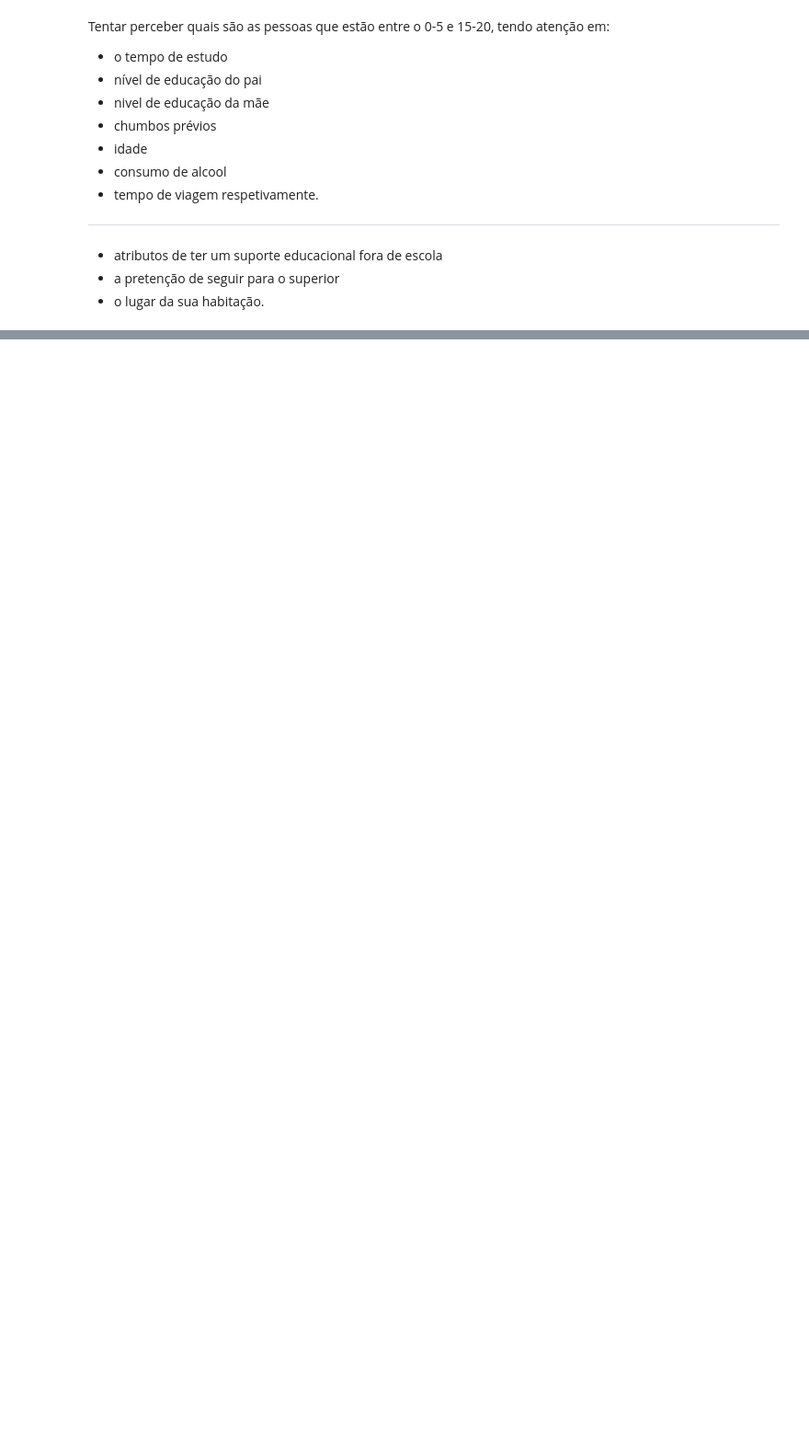
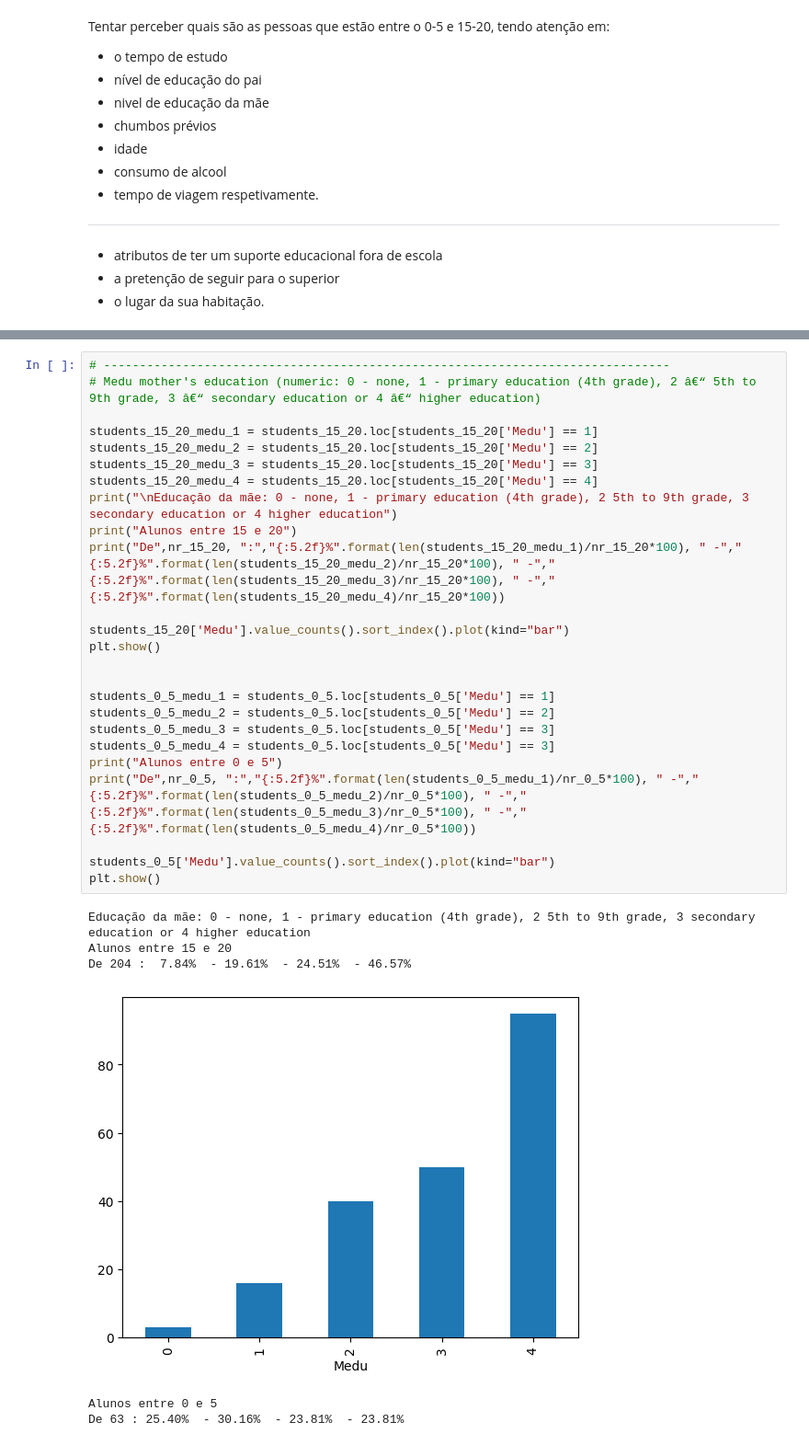
Before and after one commit to leosousa200/SGDAnalysis, a Jupyter notebook: analysis.ipynb, the cells around one changed output, grey strips where cells are left out. Shown at 92% size. Cells and saved outputs as stored; diff of their text form; blank space fills up the shorter version.

```diff
--- a/analysis.ipynb
+++ b/analysis.ipynb
@@ -304,0 +302,32 @@ De 63 : 25.40%  - 30.16%  - 23.81%  - 23.81%
+# %%
+# -------------------------------------------------------------------------------
+# Medu mother's education (numeric: 0 - none, 1 - primary education (4th grade), 2 â€“ 5th to 9th grade, 3 â€“ secondary education or 4 â€“ higher education)
+
+students_15_20_medu_1 = students_15_20.loc[students_15_20['Medu'] == 1]
+students_15_20_medu_2 = students_15_20.loc[students_15_20['Medu'] == 2]
+students_15_20_medu_3 = students_15_20.loc[students_15_20['Medu'] == 3]
+students_15_20_medu_4 = students_15_20.loc[students_15_20['Medu'] == 4]
+print("\nEducação da mãe: 0 - none, 1 - primary education (4th grade), 2 5th to 9th grade, 3 secondary education or 4 higher education")
+print("Alunos entre 15 e 20")
+print("De",nr_15_20, ":","{:5.2f}%".format(len(students_15_20_medu_1)/nr_15_20*100), " -","{:5.2f}%".format(len(students_15_20_medu_2)/nr_15_20*100), " -","{:5.2f}%".format(len(students_15_20_medu_3)/nr_15_20*100), " -","{:5.2f}%".format(len(students_15_20_medu_4)/nr_15_20*100))
+
+students_15_20['Medu'].value_counts().sort_index().plot(kind="bar")
+plt.show()
+
+
+students_0_5_medu_1 = students_0_5.loc[students_0_5['Medu'] == 1]
+students_0_5_medu_2 = students_0_5.loc[students_0_5['Medu'] == 2]
+students_0_5_medu_3 = students_0_5.loc[students_0_5['Medu'] == 3]
+students_0_5_medu_4 = students_0_5.loc[students_0_5['Medu'] == 3]
+print("Alunos entre 0 e 5")
+print("De",nr_0_5, ":","{:5.2f}%".format(len(students_0_5_medu_1)/nr_0_5*100), " -","{:5.2f}%".format(len(students_0_5_medu_2)/nr_0_5*100), " -","{:5.2f}%".format(len(students_0_5_medu_3)/nr_0_5*100), " -","{:5.2f}%".format(len(students_0_5_medu_4)/nr_0_5*100))
+
+students_0_5['Medu'].value_counts().sort_index().plot(kind="bar")
+plt.show()
+# %% [output]
+Educação da mãe: 0 - none, 1 - primary education (4th grade), 2 5th to 9th grade, 3 secondary education or 4 higher education
+Alunos entre 15 e 20
+De 204 :  7.84%  - 19.61%  - 24.51%  - 46.57%
+[figure, added]
+Alunos entre 0 e 5
+De 63 : 25.40%  - 30.16%  - 23.81%  - 23.81%
```
Also changed, not shown: parts of 8 cells of this notebook.
